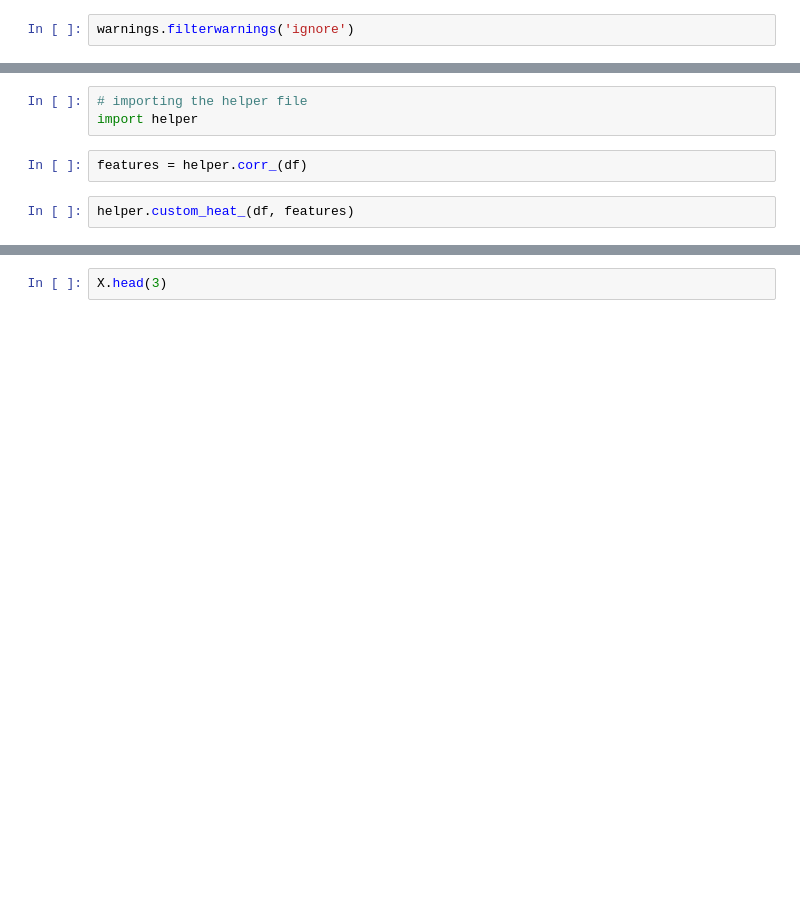
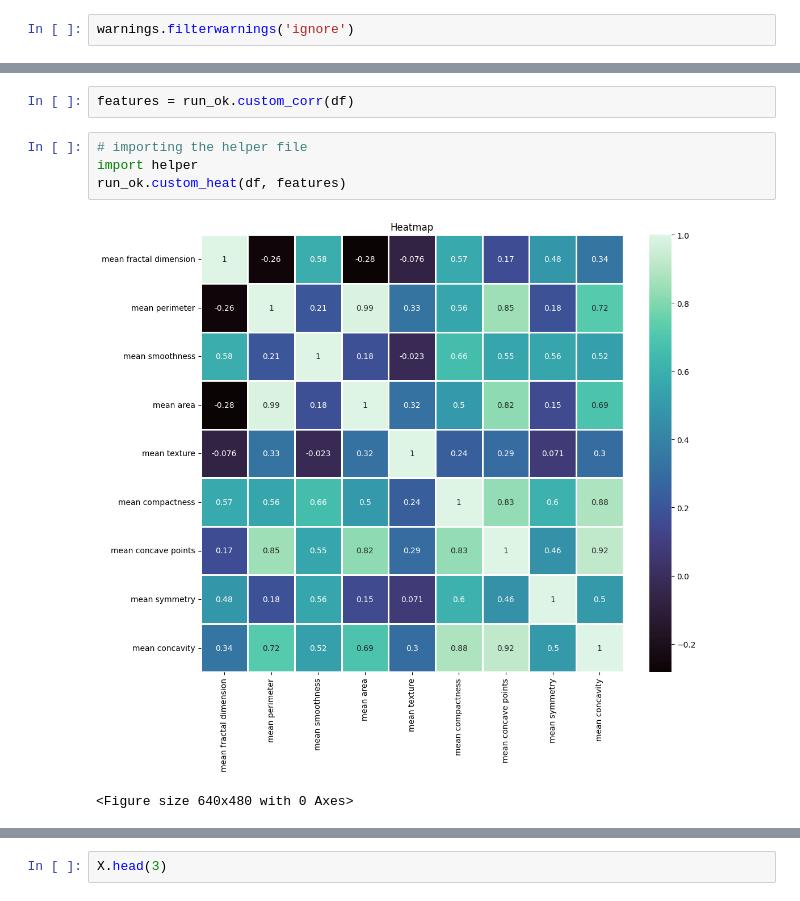
Before and after one commit to LiZoMark841619/Breast-cancer, a Jupyter notebook: Breast_cancer/script.ipynb, the cells around one changed output, grey strips where cells are left out. Drawn from its saved outputs; the diff is of its cells as text; blank space fills up the shorter version.

```diff
--- a/Breast_cancer/script.ipynb
+++ b/Breast_cancer/script.ipynb
@@ -32,10 +69,12 @@ columns
+# %%
+features = run_ok.custom_corr(df)
 # %%
 # importing the helper file
 import helper
+run_ok.custom_heat(df, features)
+# %% [output]
+[figure, added]
+<Figure size 640x480 with 0 Axes>
-# %%
-features = helper.corr_(df)
-# %%
-helper.custom_heat_(df, features)
 # %%
 # making X and y as predictor(df for the first run) and outcome(one D array) variables to the model
 X = df[features]
```
Also changed, not shown: parts of 11 cells of this notebook, 1 other file.
